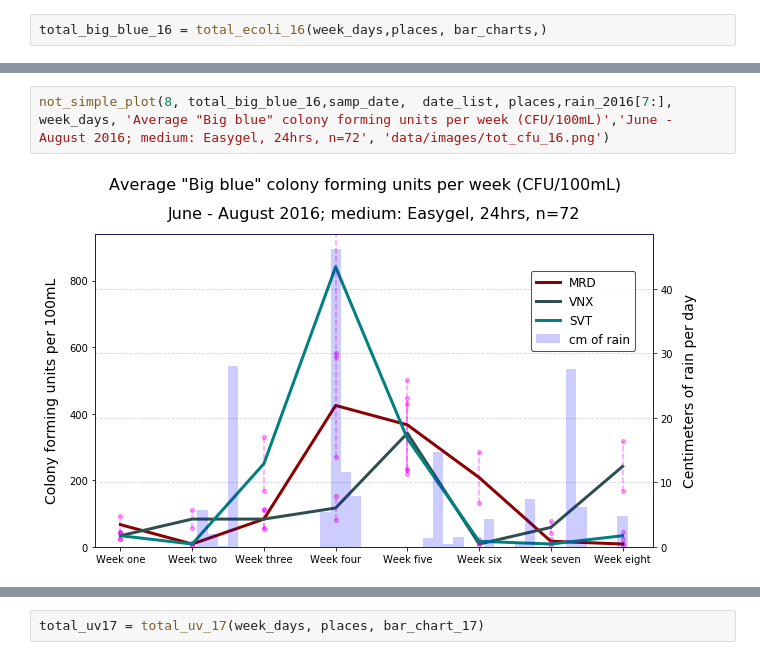
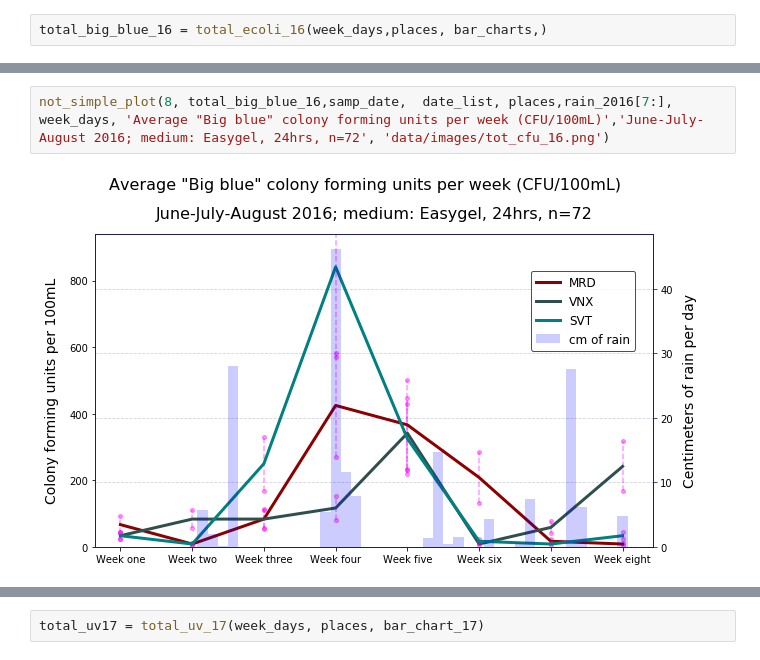
Before and after one commit to GaryHDA/notes, a Jupyter notebook: micro/Micro_24h_plots.ipynb, the cells around one changed output, grey strips where cells are left out. Saved outputs shown, nothing was run; the diff lists cells and outputs as text.

```diff
--- a/micro/Micro_24h_plots.ipynb
+++ b/micro/Micro_24h_plots.ipynb
@@ -477,7 +391,7 @@ total_big_blue17 = total_big_blue_17(week_days, places, bar_chart_17)
 # %%
-not_simple_plot(8, total_big_blue_16,samp_date,  date_list, places,rain_2016[7:], week_days, 'Average "Big blue" colony forming units per week (CFU/100mL)','June - August 2016; medium: Easygel, 24hrs, n=72', 'data/images/tot_cfu_16.png')
+not_simple_plot(8, total_big_blue_16,samp_date,  date_list, places,rain_2016[7:], week_days, 'Average "Big blue" colony forming units per week (CFU/100mL)','June-July-August 2016; medium: Easygel, 24hrs, n=72', 'data/images/tot_cfu_16.png')
 # %% [output]
-[figure, old version]
+[figure, new version]
 # %%
 not_simple_plot(8, total_big_blue17,samp_date17,  date_list17, places,rain_2017[7:], week_days,'Average "Big blue" colony forming units per week (CFU/100mL)','June - july 2017; medium: Easygel+, 24hrs, n=69', 'data/images/tot_bblu_17.png')
 # %% [output]
```
Also changed, not shown: parts of 15 cells of this notebook, 24 other files.
